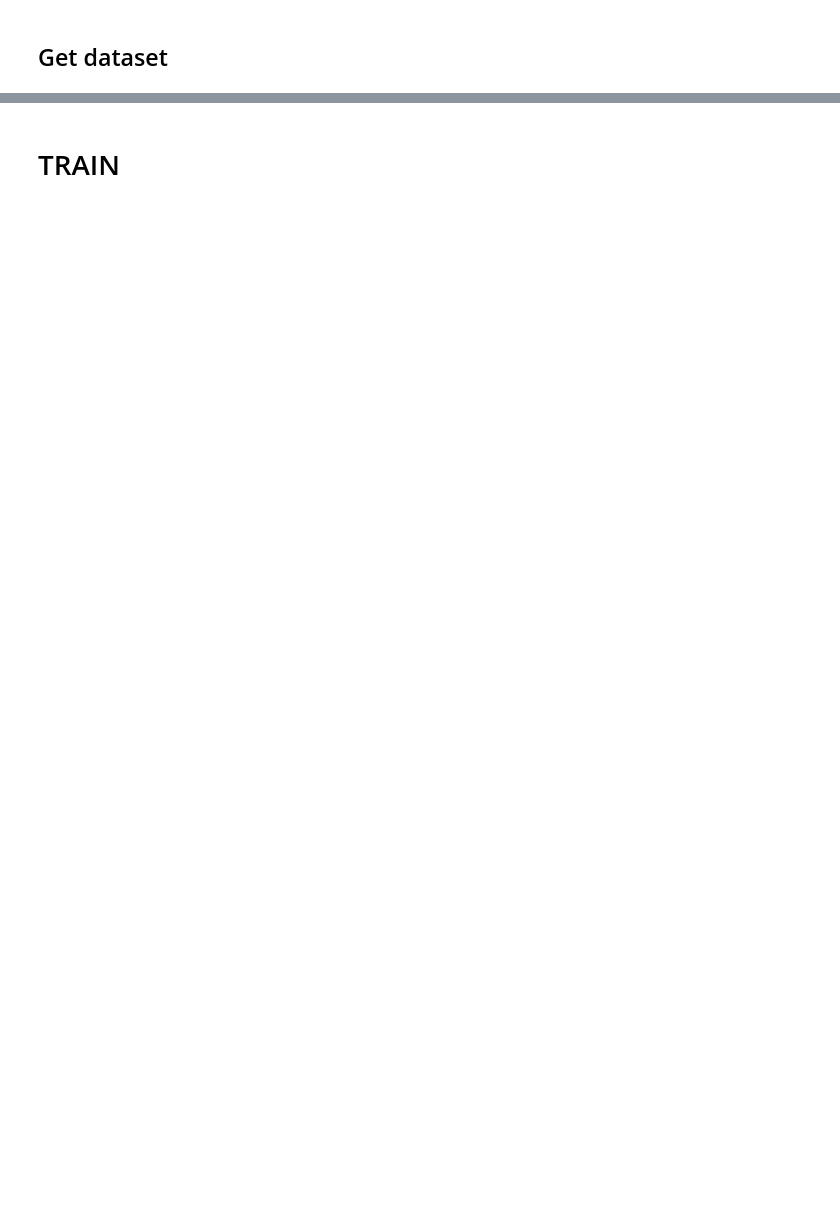
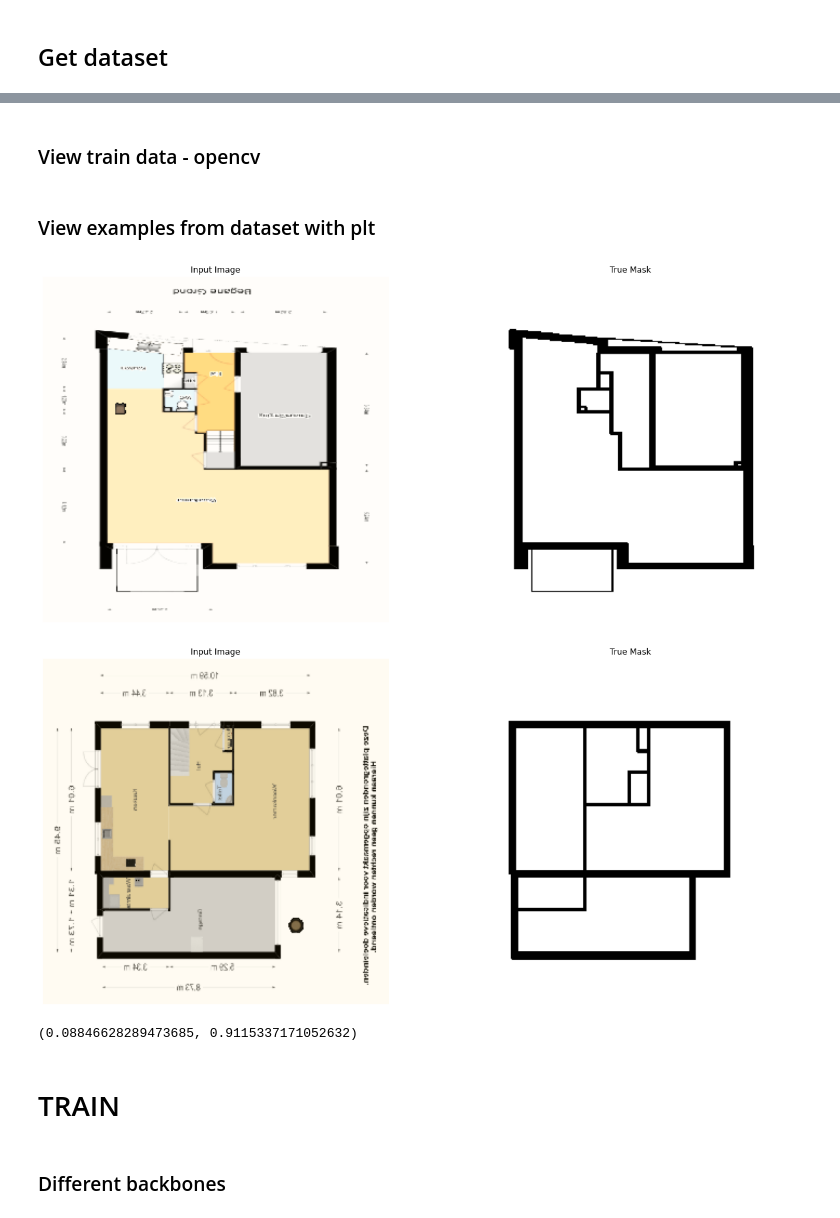
Before and after one commit to alex-b96/floor-plans, a Jupyter notebook: u-net-backbone.ipynb, the cells around one changed output, grey strips where cells are left out. Saved outputs shown, nothing was run; the diff lists cells and outputs as text; code cells hidden in the pictures; blank space fills up the shorter version.

Commit message:
add different backbones cleanup

```diff
--- a/u-net-backbone.ipynb
+++ b/u-net-backbone.ipynb
@@ -234,7 +160,7 @@ def add_sample_weights(image, label):
     # The weights for each class, with the constraint that:
     #     sum(class_weights) == 1.0
 
-    class_weights = tf.constant([9.5, 0.5])
+    class_weights = tf.constant([9.0, 1.0])
 
     class_weights = class_weights/tf.reduce_sum(class_weights)
 
@@ -243,3 +169,11 @@ def add_sample_weights(image, label):
     sample_weights = tf.gather(class_weights, indices=tf.cast(label, tf.int32))
 
     return image, label, sample_weights
+
+def one_hot(image, mask, weights):
+    mask_one_hot = tf.one_hot(mask, 2, on_value=1.0, off_value=0.0,  axis=-1)[:,:,0,:]
+    return image, mask_one_hot, weights
+
+def one_hot_val(image, mask):
+    mask_one_hot = tf.one_hot(mask, 2, on_value=1.0, off_value=0.0,  axis=-1)[:,:,0,:]
+    return image, mask_one_hot
@@ -383,0 +424,20 @@ for input_path, target_path in zip(shuffled_input_path[:10], shuffled_target_pat
+# %%
+# Let's now split our dataset in train and validation.
+
+print(image_count, 'images')
+
+icons_dir = './icons/'
+
+icons_paths = [
+        os.path.join(icons_dir, fname)
+        for fname in os.listdir(icons_dir)
+        if fname.endswith(".png") and not fname.startswith(".")
+    ]
+icon_count = len(icons_paths)
+icons_paths = icons_paths * (image_count//(icon_count//3))
+
+icons_dataset = tf.data.Dataset.from_tensor_slices(icons_paths)
+icons_dataset = icons_dataset.map(preprocess_icons)
+icons_dataset = icons_dataset.shuffle(icon_count)
+icons_dataset = icons_dataset.batch(3)
+icons_dataset = icons_dataset.prefetch(tf.data.AUTOTUNE)
@@ -477,0 +714,2 @@ for x in train_dataset.take(1):
+# %% [markdown]
+### View train data - opencv
@@ -478,7 +738,23 @@ for x in train_dataset.take(1):
+# %% [markdown]
+### View examples from dataset with plt
 # %%
-# from IPython.display import clear_output
-# for images, masks in train_dataset.take(2):
-#     sample_image, sample_mask = images[0], masks[0]
-#     display([sample_image, sample_mask])
+from IPython.display import clear_output
+oneHot = True
+for images, masks,_ in train_dataset.take(2):
+    sample_image, sample_mask = images[0], masks[0]
+    if oneHot == True:
+        sample_mask = tf.expand_dims(tf.argmax(sample_mask, axis=2),2)
+    display([sample_image, sample_mask])
+# %% [output]
+[figure, added]
+[figure, added]
+# %%
+a, b = np.sum(sample_mask==0), np.sum(sample_mask==1)
+c = sample_mask.shape[0]*sample_mask.shape[1]
+(a/c), (b/c)
+# %% [output]
+(0.08846628289473685, 0.9115337171052632)
 # %% [markdown]
 # TRAIN
+# %% [markdown]
+### Different backbones
```
Also changed, not shown: parts of 54 cells of this notebook.
